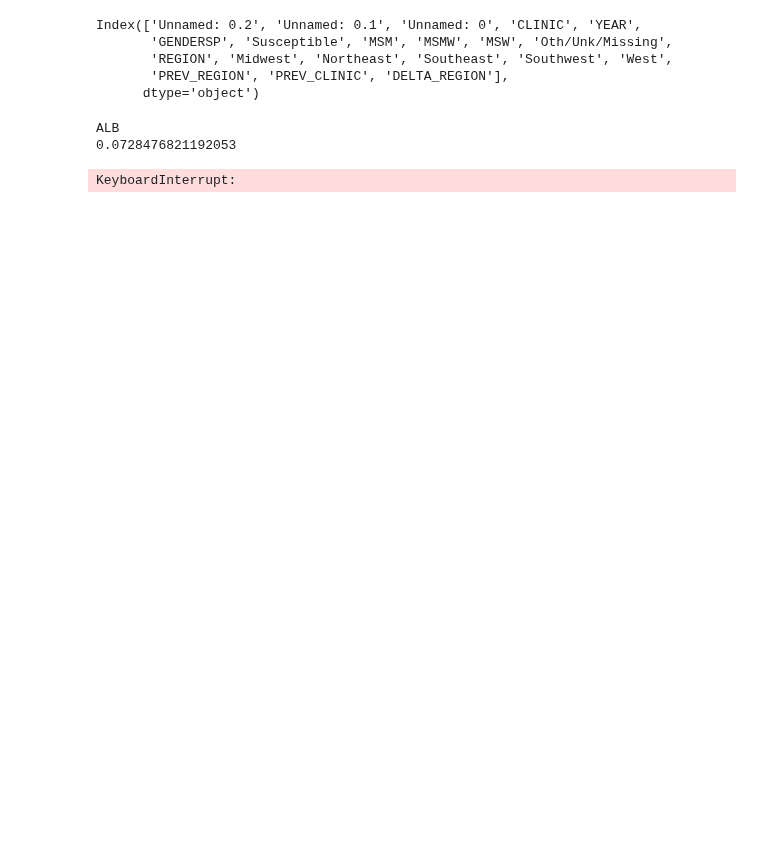
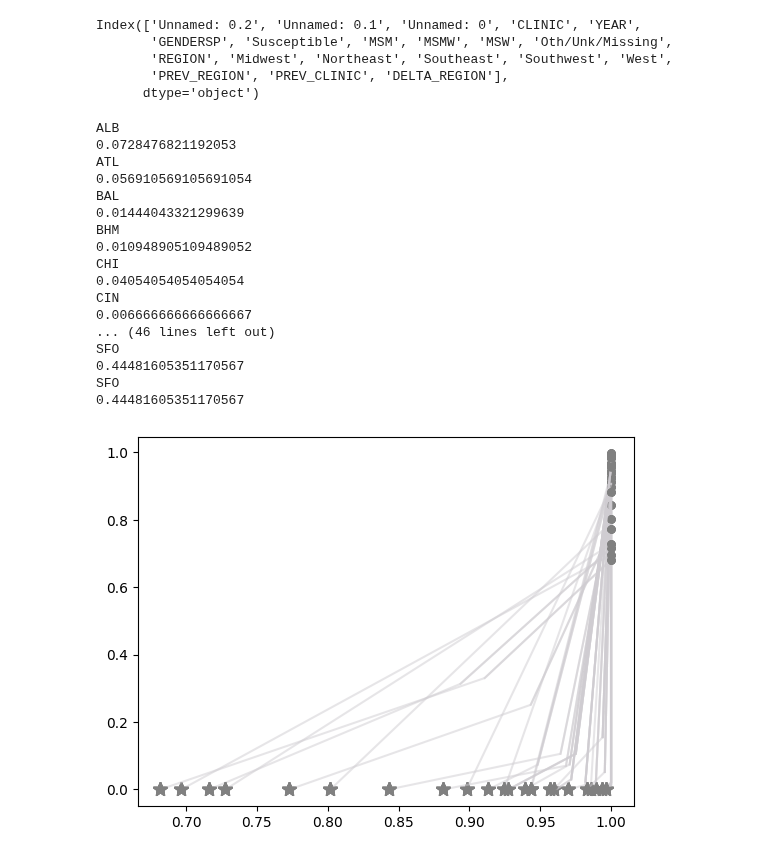
Before and after one commit to RachelMurray-Watson/GISP_data_initial, a Jupyter notebook: LOOCV_nn.ipynb, the cells around one changed output. Saved outputs shown, nothing was run; the diff lists cells and outputs as text; code cells hidden in the pictures; blank space fills up the shorter version.

Commit message:
Added sccan over years

```diff
--- a/LOOCV_nn.ipynb
+++ b/LOOCV_nn.ipynb
@@ -64,61 +64,79 @@ for clinic in clinics:
           # test
           model_fit_train = model_nn.fit(X_train, y_train)
           y_predict_test = model_fit_train.predict(X_test)
           y_predict_proba = model_fit_train.predict_proba(X_test)
           get_effective_threshold_region = []
           incorrectly_get_X_threshold_region  = []
           for threshold in threshold_seq:
 
             y_predict_test = np.where(y_predict_proba[:, 1] > threshold, 1, 0)
 
             tn_test , fp_test , fn_test , tp_test  = confusion_matrix(y_true=y_test, y_pred=y_predict_test).ravel()
 
             sensitivity_test  = tp_test  / (tp_test   + fn_test )
             specificity_test   = tn_test / (tn_test + fp_test )
 
             get_effective_threshold_region .append(sensitivity_test * cipro_R + (1 -  cipro_R)) #q_p
             incorrectly_get_X_threshold_region .append((1 - cipro_R) * (1 - specificity_test)) #c_p
-            plt.plot(get_effective_threshold_region , incorrectly_get_X_threshold_region , color = "gray")
+            plt.plot(get_effective_threshold_region , incorrectly_get_X_threshold_region , color = "#CFCCD1", alpha = 0.5)
             plt.plot(1, 1 - cipro_R, marker='.', ls='none', ms=10, color = "gray")
             plt.plot((1-cipro_R), 0, marker='*', ls='none', ms=10, color = "gray")
   except ValueError:
-            oversample = RandomOverSampler(sampling_strategy = 0.5,random_state=42)
-            print(clinic)
-            train_data = CIP_data_training_years.loc[CIP_data_training_years['CLINIC'] != clinic]
-            #train data - does not have clinic
-            X_train = train_data[['MSM','MSMW', 'Oth/Unk/Missing','Northeast', 'Southeast', 'Southwest', 'West','PREV_REGION', 'PREV_CLINIC','DELTA_REGION']]
-            y_train = 1 - train_data['Susceptible']
-            X_train, y_train = oversample.fit_resample(X_train,y_train)
+            try:
+              oversample = RandomOverSampler(sampling_strategy = 0.5,random_state=42)
+              print(clinic)
+              train_data = CIP_data_training_years.loc[CIP_data_training_years['CLINIC'] != clinic]
+              #train data - does not have clinic
+              X_train = train_data[['MSM','MSMW', 'Oth/Unk/Missing','Northeast', 'Southeast', 'Southwest', 'West','PREV_REGION', 'PREV_CLINIC','DELTA_REGION']]
+              y_train = 1 - train_data['Susceptible']
+              X_train, y_train = oversample.fit_resample(X_train,y_train)
 
-            #test data - has clinic
-            test_data = CIP_data_testing_years.loc[CIP_data_testing_years['CLINIC'] == clinic]
-            X_test = test_data[['MSM','MSMW', 'Oth/Unk/Missing','Northeast', 'Southeast', 'Southwest', 'West','PREV_REGION', 'PREV_CLINIC','DELTA_REGION']]
-            y_test = 1 - test_data['Susceptible']
-            cipro_R = y_test.sum()/len(y_test) #get prevalence in year before radndom oversampling
-            print(cipro_R)
-            X_test, y_test = oversample.fit_resample(X_test,y_test)
+              #test data - has clinic
+              test_data = CIP_data_testing_years.loc[CIP_data_testing_years['CLINIC'] == clinic]
+              X_test = test_data[['MSM','MSMW', 'Oth/Unk/Missing','Northeast', 'Southeast', 'Southwest', 'West','PREV_REGION', 'PREV_CLINIC','DELTA_REGION']]
+              y_test = 1 - test_data['Susceptible']
+              cipro_R = y_test.sum()/len(y_test) #get prevalence in year before radndom oversampling
+              print(cipro_R)
+              X_test, y_test = oversample.fit_resample(X_test,y_test)
 
             # test
-            model_fit_train = model_nn.fit(X_train, y_train)
-            y_predict_test = model_fit_train.predict(X_test)
-            y_predict_proba = model_fit_train.predict_proba(X_test)
-            get_effective_threshold_region = []
-            incorrectly_get_X_threshold_region  = []
-            for threshold in threshold_seq:
+              model_fit_train = model_nn.fit(X_train, y_train)
+              y_predict_test = model_fit_train.predict(X_test)
+              y_predict_proba = model_fit_train.predict_proba(X_test)
+              get_effective_threshold_region = []
+              incorrectly_get_X_threshold_region  = []
+              for threshold in threshold_seq:
 
-              y_predict_test = np.where(y_predict_proba[:, 1] > threshold, 1, 0)
+                y_predict_test = np.where(y_predict_proba[:, 1] > threshold, 1, 0)
 
-              tn_test , fp_test , fn_test , tp_test  = confusion_matrix(y_true=y_test, y_pred=y_predict_test).ravel()
+                tn_test , fp_test , fn_test , tp_test  = confusion_matrix(y_true=y_test, y_pred=y_predict_test).ravel()
 
-              sensitivity_test  = tp_test  / (tp_test   + fn_test )
-              specificity_test   = tn_test / (tn_test + fp_test )
+                sensitivity_test  = tp_test  / (tp_test   + fn_test )
+                specificity_test   = tn_test / (tn_test + fp_test )
 
-              get_effective_threshold_region .append(sensitivity_test * cipro_R + (1 -  cipro_R)) #q_p
-              incorrectly_get_X_threshold_region .append((1 - cipro_R) * (1 - specificity_test)) #c_p
-              plt.plot(get_effective_threshold_region , incorrectly_get_X_threshold_region , color = "gray", alpha = 0.5)
-              plt.plot(1, 1 - cipro_R, marker='.', ls='none', ms=10, color = "gray")
-              plt.plot((1-cipro_R), 0, marker='*', ls='none', ms=10, color = "gray")
+                get_effective_threshold_region .append(sensitivity_test * cipro_R + (1 -  cipro_R)) #q_p
+                incorrectly_get_X_threshold_region .append((1 - cipro_R) * (1 - specificity_test)) #c_p
+                plt.plot(get_effective_threshold_region , incorrectly_get_X_threshold_region , color = "#CFCCD1", alpha = 0.5)
+                plt.plot(1, 1 - cipro_R, marker='.', ls='none', ms=10, color = "gray")
+                plt.plot((1-cipro_R), 0, marker='*', ls='none', ms=10, color = "gray")
+            except:
+              pass
 # %% [output]
 ALB
 0.0728476821192053
+ATL
+0.056910569105691054
+BAL
+0.01444043321299639
+BHM
+0.010948905109489052
+CHI
+0.04054054054054054
+CIN
+0.006666666666666667
+... (46 lines left out)
+SFO
+0.44481605351170567
+SFO
+0.44481605351170567
-KeyboardInterrupt:
+[figure, added]
```
Also changed, not shown: parts of 2 cells of this notebook.
